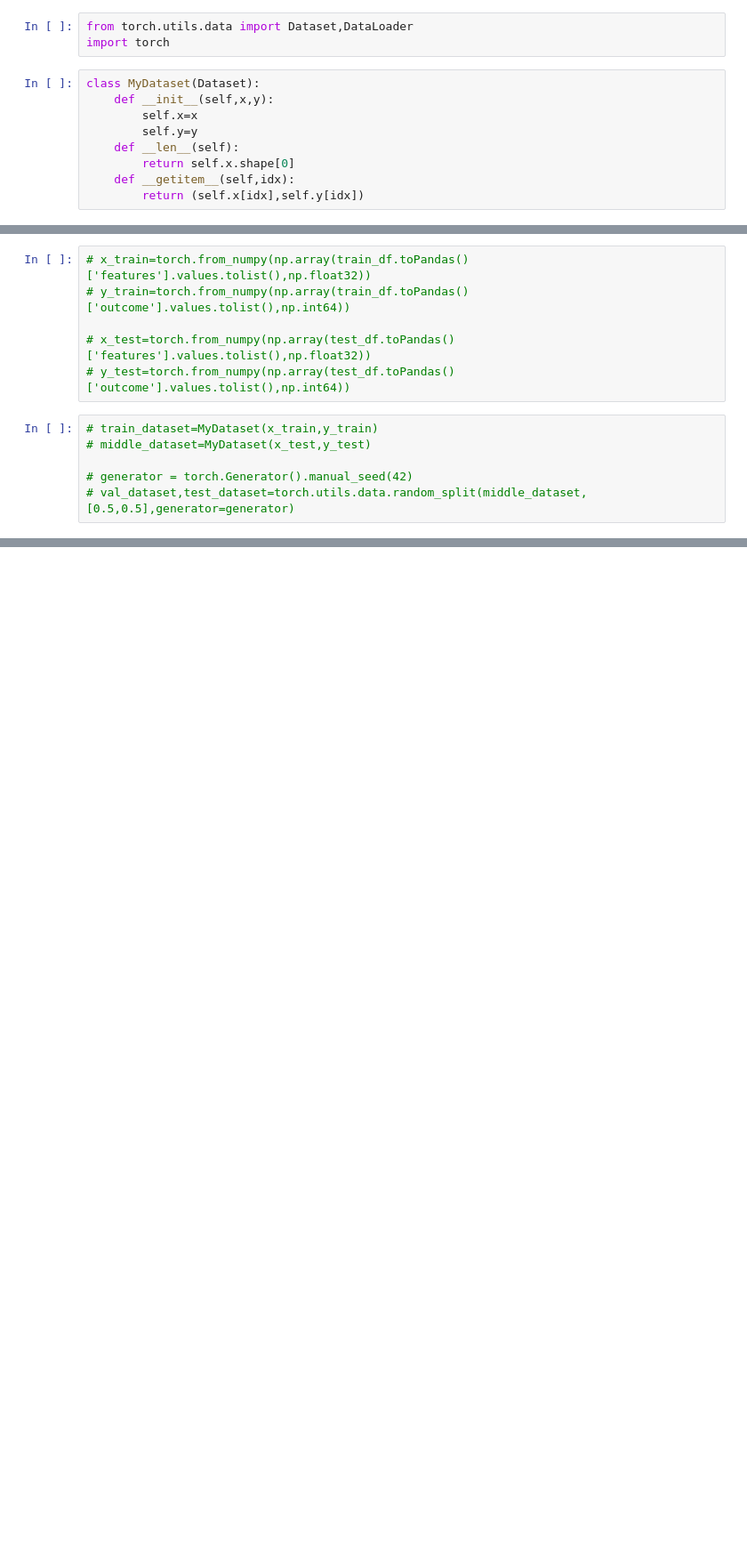
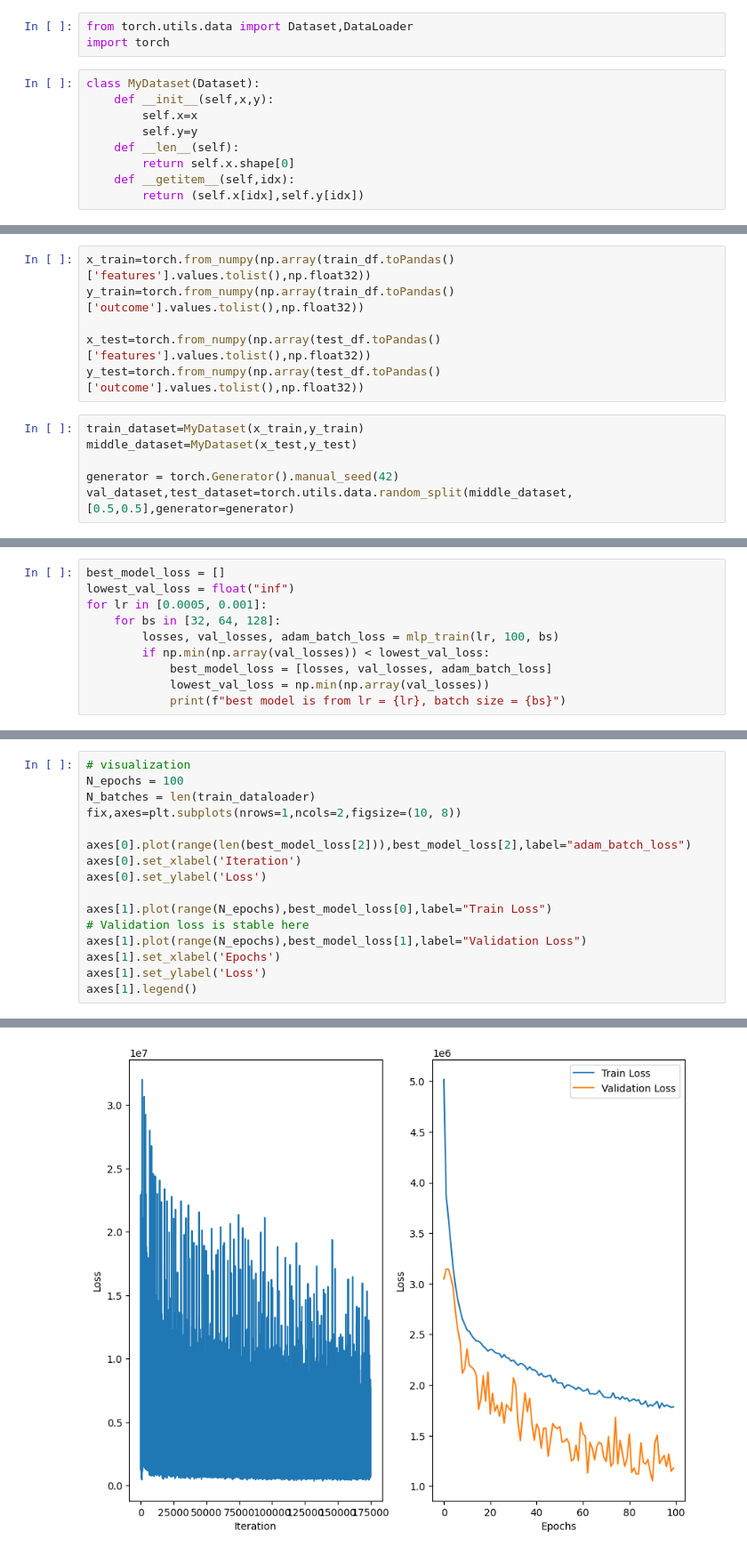
Before and after one commit to zhengyuntao123/FIFA_project, a Jupyter notebook: fifa.ipynb, the cells around one changed output, grey strips where cells are left out. Shown at 89% size. Saved outputs shown, nothing was run; the diff lists cells and outputs as text; blank space fills up the shorter version.

```diff
--- a/fifa.ipynb
+++ b/fifa.ipynb
@@ -1558,12 +1580,12 @@ class MyDataset(Dataset):
 # %%
-# x_train=torch.from_numpy(np.array(train_df.toPandas()['features'].values.tolist(),np.float32))
-# y_train=torch.from_numpy(np.array(train_df.toPandas()['outcome'].values.tolist(),np.int64))
+x_train=torch.from_numpy(np.array(train_df.toPandas()['features'].values.tolist(),np.float32))
+y_train=torch.from_numpy(np.array(train_df.toPandas()['outcome'].values.tolist(),np.float32))
 
-# x_test=torch.from_numpy(np.array(test_df.toPandas()['features'].values.tolist(),np.float32))
-# y_test=torch.from_numpy(np.array(test_df.toPandas()['outcome'].values.tolist(),np.int64))
+x_test=torch.from_numpy(np.array(test_df.toPandas()['features'].values.tolist(),np.float32))
+y_test=torch.from_numpy(np.array(test_df.toPandas()['outcome'].values.tolist(),np.float32))
 # %%
-# train_dataset=MyDataset(x_train,y_train)
-# middle_dataset=MyDataset(x_test,y_test)
+train_dataset=MyDataset(x_train,y_train)
+middle_dataset=MyDataset(x_test,y_test)
 
-# generator = torch.Generator().manual_seed(42)
-# val_dataset,test_dataset=torch.utils.data.random_split(middle_dataset,[0.5,0.5],generator=generator)
+generator = torch.Generator().manual_seed(42)
+val_dataset,test_dataset=torch.utils.data.random_split(middle_dataset,[0.5,0.5],generator=generator)
@@ -1569,0 +1673,10 @@ class MyDataset(Dataset):
+# %%
+best_model_loss = []
+lowest_val_loss = float("inf")
+for lr in [0.0005, 0.001]:
+    for bs in [32, 64, 128]:
+        losses, val_losses, adam_batch_loss = mlp_train(lr, 100, bs)
+        if np.min(np.array(val_losses)) < lowest_val_loss:
+            best_model_loss = [losses, val_losses, adam_batch_loss]
+            lowest_val_loss = np.min(np.array(val_losses))
+            print(f"best model is from lr = {lr}, batch size = {bs}")
@@ -1569,0 +1701,17 @@ class MyDataset(Dataset):
+# %%
+# visualization
+N_epochs = 100
+N_batches = len(train_dataloader)
+fix,axes=plt.subplots(nrows=1,ncols=2,figsize=(10, 8))
+
+axes[0].plot(range(len(best_model_loss[2])),best_model_loss[2],label="adam_batch_loss")
+axes[0].set_xlabel('Iteration')
+axes[0].set_ylabel('Loss')
+
+axes[1].plot(range(N_epochs),best_model_loss[0],label="Train Loss")
+# Validation loss is stable here
+axes[1].plot(range(N_epochs),best_model_loss[1],label="Validation Loss")
+axes[1].set_xlabel('Epochs')
+axes[1].set_ylabel('Loss')
+axes[1].legend()
+# %% [output]
@@ -1569,0 +1719 @@ class MyDataset(Dataset):
+[figure, added]
```
Also changed, not shown: parts of 37 cells of this notebook.
